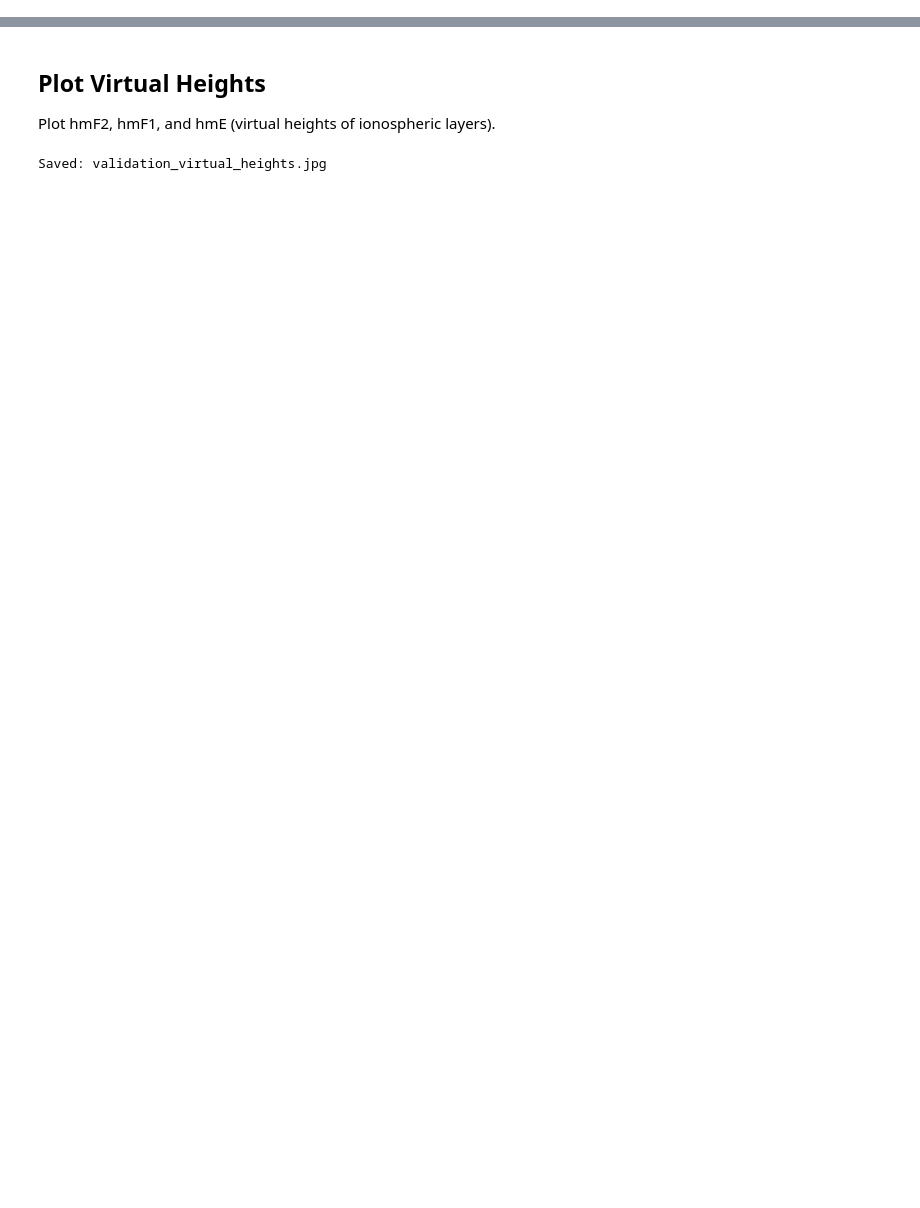
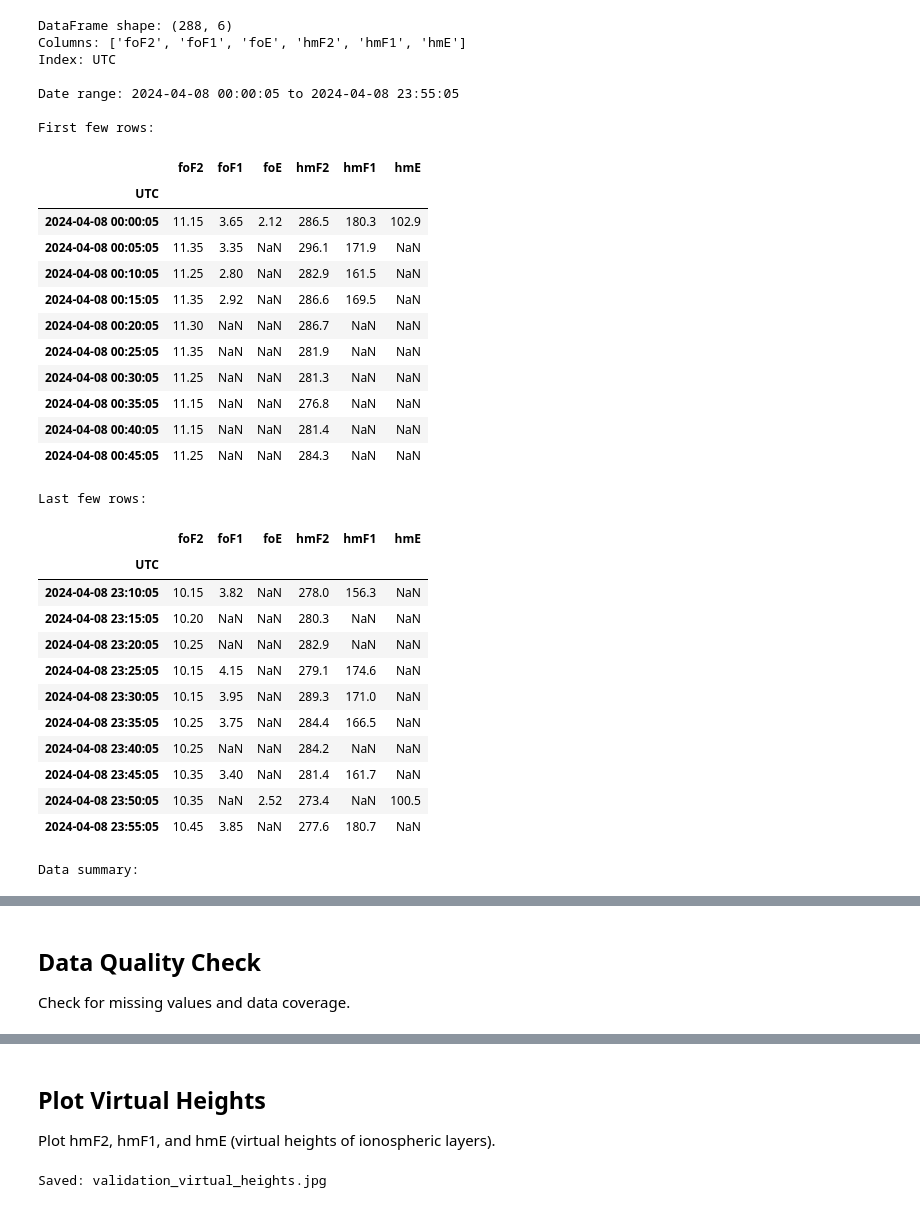
Before and after one commit to HamSCI/HF-TDOA-Frontiers-2025, a Jupyter notebook: fig_supporting/Austin_Ionosonde_Data_Validation.ipynb, the cells around one changed output, grey strips where cells are left out. Drawn from its saved outputs; the diff is of its cells as text; code cells hidden in the pictures; blank space fills up the shorter version.

```diff
--- a/fig_supporting/Austin_Ionosonde_Data_Validation.ipynb
+++ b/fig_supporting/Austin_Ionosonde_Data_Validation.ipynb
@@ -139,27 +21,0 @@ Save the cleaned data to a CSV file for easier use in other notebooks.
-# %%
-# Save to CSV with header information preserved
-csv_output_path = '../data/CSVs/2024-04-08_AU930_AustinTX_Ionosonde_ManualScaled.csv'
-
-# Write header lines as comments, then append the DataFrame
-with open(csv_output_path, 'w') as f:
-    # Write all header lines from the TXT file as comments
-    for header_line in header_lines:
-        f.write(f"{header_line}\n")
-    f.write("#\n")
-    f.write("# Converted to CSV format for easier processing\n")
-    f.write("#\n")
-
-# Append the DataFrame to the file
-ionosonde_df.to_csv(csv_output_path, mode='a', index=False)
-
-print(f"Saved cleaned data to: {csv_output_path}")
-print(f"File size: {os.path.getsize(csv_output_path) / 1024:.2f} KB")
-print(f"Header lines preserved: {len(header_lines)}")
-
-# Test reloading the CSV (comment='#' skips the header lines)
-test_df = pd.read_csv(csv_output_path, comment='#', parse_dates=['UTC'])
-print(f"\nTest reload successful: {test_df.shape}")
-print(f"Columns: {test_df.columns.tolist()}")
-assert ionosonde_df.shape == test_df.shape, "Shape mismatch!"
-print("✓ CSV file verified!")
-print("✓ Header information preserved as comments")
@@ -174,0 +30,49 @@ Columns: ['UTC', 'foF2', 'foF1', 'foE', 'hmF2', 'hmF1', 'hmE']
+# %%
+# Load the ionosonde data using the hf_tdoa library
+# This uses the default Austin TX ionosonde data file
+ionosonde_df = tdoa.load_ionosonde_data()
+
+print(f"DataFrame shape: {ionosonde_df.shape}")
+print(f"Columns: {ionosonde_df.columns.tolist()}")
+print(f"Index: {ionosonde_df.index.name}")
+print(f"\nDate range: {ionosonde_df.index.min()} to {ionosonde_df.index.max()}")
+print(f"\nFirst few rows:")
+display(ionosonde_df.head(10))
+print(f"\nLast few rows:")
+display(ionosonde_df.tail(10))
+print(f"\nData summary:")
+display(ionosonde_df.describe())
+# %% [output]
+DataFrame shape: (288, 6)
+Columns: ['foF2', 'foF1', 'foE', 'hmF2', 'hmF1', 'hmE']
+Index: UTC
+
+Date range: 2024-04-08 00:00:05 to 2024-04-08 23:55:05
+
+First few rows:
+|  | foF2 | foF1 | foE | hmF2 | hmF1 | hmE |
+| UTC |  |  |  |  |  |  |
+| 2024-04-08 00:00:05 | 11.15 | 3.65 | 2.12 | 286.5 | 180.3 | 102.9 |
+| 2024-04-08 00:05:05 | 11.35 | 3.35 | NaN | 296.1 | 171.9 | NaN |
+| 2024-04-08 00:10:05 | 11.25 | 2.80 | NaN | 282.9 | 161.5 | NaN |
+| 2024-04-08 00:15:05 | 11.35 | 2.92 | NaN | 286.6 | 169.5 | NaN |
+| 2024-04-08 00:20:05 | 11.30 | NaN | NaN | 286.7 | NaN | NaN |
+| 2024-04-08 00:25:05 | 11.35 | NaN | NaN | 281.9 | NaN | NaN |
+| 2024-04-08 00:30:05 | 11.25 | NaN | NaN | 281.3 | NaN | NaN |
+| 2024-04-08 00:35:05 | 11.15 | NaN | NaN | 276.8 | NaN | NaN |
+| 2024-04-08 00:40:05 | 11.15 | NaN | NaN | 281.4 | NaN | NaN |
+| 2024-04-08 00:45:05 | 11.25 | NaN | NaN | 284.3 | NaN | NaN |
+Last few rows:
+|  | foF2 | foF1 | foE | hmF2 | hmF1 | hmE |
+| UTC |  |  |  |  |  |  |
+| 2024-04-08 23:10:05 | 10.15 | 3.82 | NaN | 278.0 | 156.3 | NaN |
+| 2024-04-08 23:15:05 | 10.20 | NaN | NaN | 280.3 | NaN | NaN |
+| 2024-04-08 23:20:05 | 10.25 | NaN | NaN | 282.9 | NaN | NaN |
+| 2024-04-08 23:25:05 | 10.15 | 4.15 | NaN | 279.1 | 174.6 | NaN |
+| 2024-04-08 23:30:05 | 10.15 | 3.95 | NaN | 289.3 | 171.0 | NaN |
+| 2024-04-08 23:35:05 | 10.25 | 3.75 | NaN | 284.4 | 166.5 | NaN |
+| 2024-04-08 23:40:05 | 10.25 | NaN | NaN | 284.2 | NaN | NaN |
+| 2024-04-08 23:45:05 | 10.35 | 3.40 | NaN | 281.4 | 161.7 | NaN |
+| 2024-04-08 23:50:05 | 10.35 | NaN | 2.52 | 273.4 | NaN | 100.5 |
+| 2024-04-08 23:55:05 | 10.45 | 3.85 | NaN | 277.6 | 180.7 | NaN |
+Data summary:
@@ -174,0 +88,4 @@ Columns: ['UTC', 'foF2', 'foF1', 'foE', 'hmF2', 'hmF1', 'hmE']
+# %% [markdown]
+## Data Quality Check
+
+Check for missing values and data coverage.
```
Also changed, not shown: parts of 13 cells of this notebook, 3 other files.
